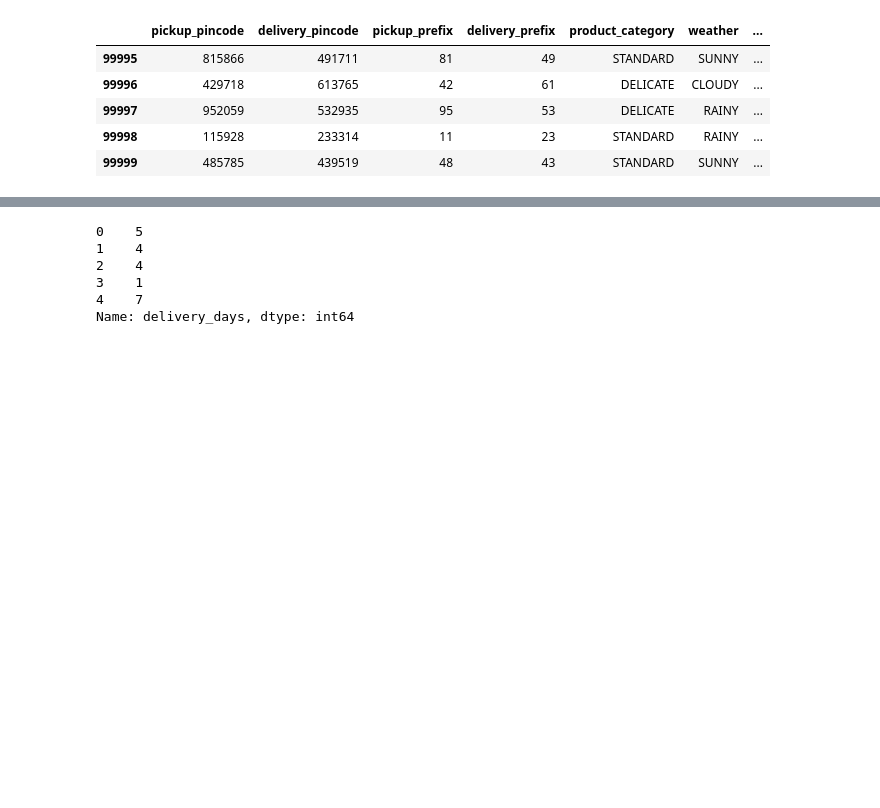
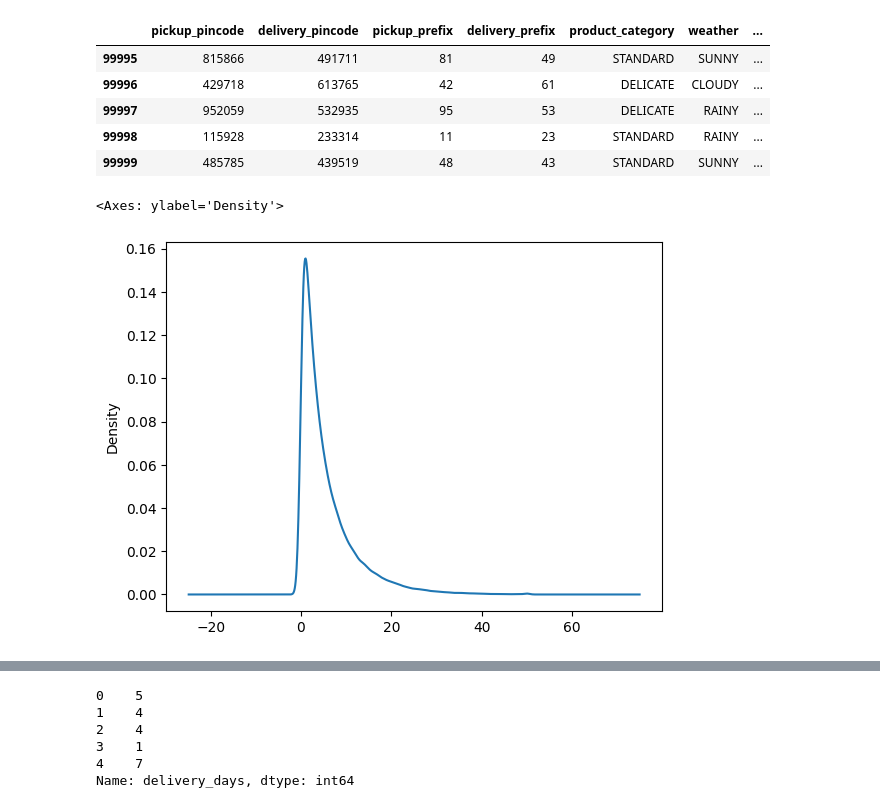
Before and after one commit to wizzy-abhishek/ML-Model-delivery-pred, a Jupyter notebook: data_processing2.ipynb, the cells around one changed output, grey strips where cells are left out. Cells and saved outputs as stored; diff of their text form; code cells hidden in the pictures; blank space fills up the shorter version.

```diff
--- a/data_processing2.ipynb
+++ b/data_processing2.ipynb
@@ -10,5 +10,10 @@ df.tail()
 | 99997 | 952059 | 532935 | 95 | 53 | DELICATE | RAINY | ... |
 | 99998 | 115928 | 233314 | 11 | 23 | STANDARD | RAINY | ... |
 | 99999 | 485785 | 439519 | 48 | 43 | STANDARD | SUNNY | ... |
+# %%
+df['weight_kg'].plot(kind='kde')
+# %% [output]
+<Axes: ylabel='Density'>
+[figure, added]
 # %%
 df['weight_bucket'] = pd.cut(df['weight_kg'],
```
Also changed, not shown: parts of 12 cells of this notebook, 5 other files.
